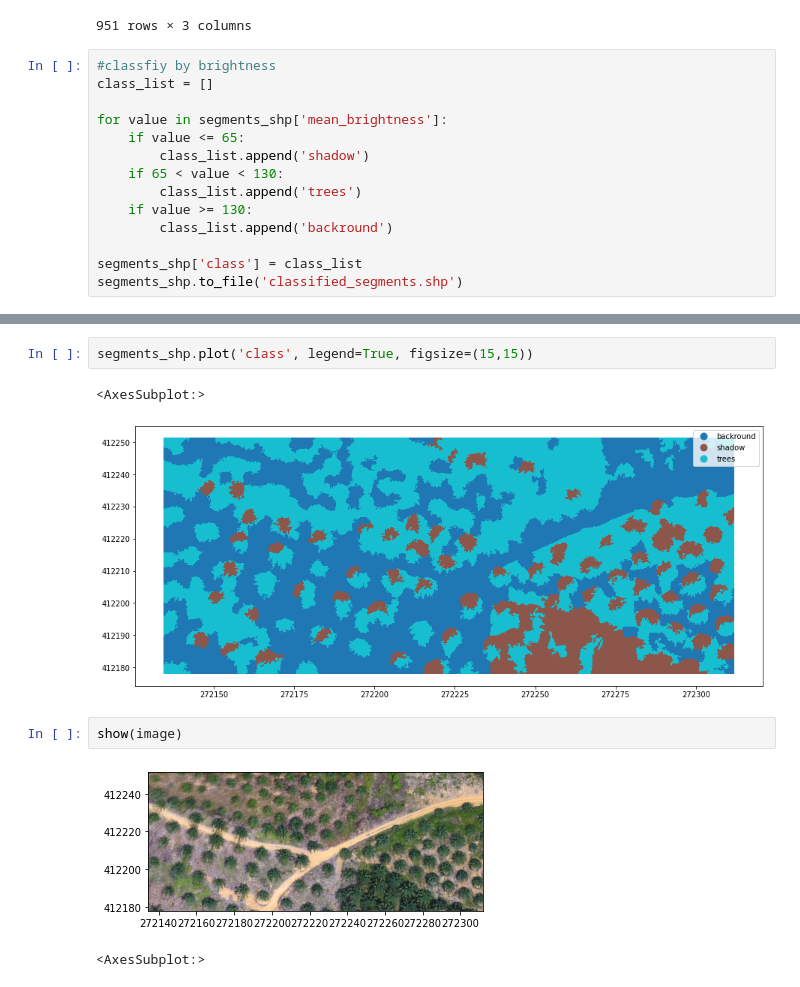
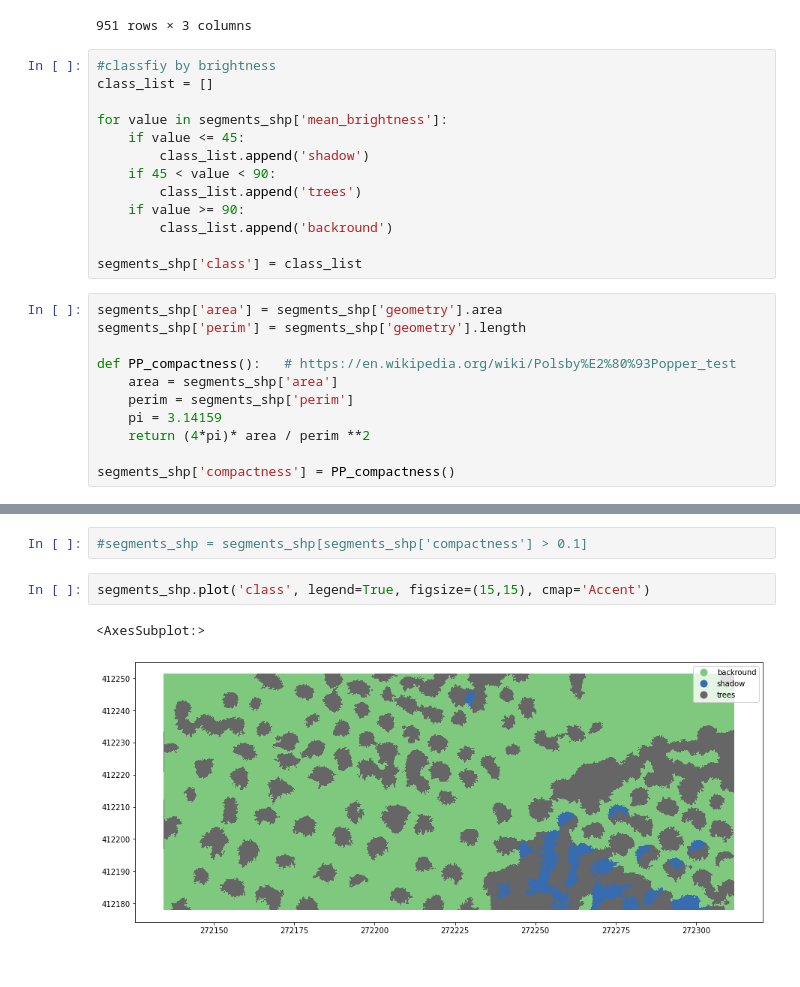
Before and after one commit to dwhew/MAP---OBIA, a Jupyter notebook: OBIA.ipynb, the cells around one changed output, grey strips where cells are left out. Cells and saved outputs as stored; diff of their text form.

```diff
--- a/OBIA.ipynb
+++ b/OBIA.ipynb
@@ -154,12 +153,22 @@ segments_shp
 class_list = []
 
 for value in segments_shp['mean_brightness']:
-    if value <= 65:
+    if value <= 45:
         class_list.append('shadow')
-    if 65 < value < 130:
+    if 45 < value < 90:
         class_list.append('trees')
-    if value >= 130:
+    if value >= 90:
         class_list.append('backround')
 
 segments_shp['class'] = class_list
-segments_shp.to_file('classified_segments.shp')
+# %%
+segments_shp['area'] = segments_shp['geometry'].area
+segments_shp['perim'] = segments_shp['geometry'].length
+
+def PP_compactness():   # https://en.wikipedia.org/wiki/Polsby%E2%80%93Popper_test
+    area = segments_shp['area']
+    perim = segments_shp['perim']
+    pi = 3.14159
+    return (4*pi)* area / perim **2
+
+segments_shp['compactness'] = PP_compactness()
@@ -166,10 +193,7 @@ segments_shp.to_file('classified_segments.shp')
+# %%
+#segments_shp = segments_shp[segments_shp['compactness'] > 0.1]
 # %%
-segments_shp.plot('class', legend=True, figsize=(15,15))
+segments_shp.plot('class', legend=True, figsize=(15,15), cmap='Accent')
 # %% [output]
 <AxesSubplot:>
-[figure, old version]
+[figure, new version]
-# %%
-show(image)
-# %% [output]
-[figure, removed]
-<AxesSubplot:>
```
Also changed, not shown: parts of 6 cells of this notebook.
